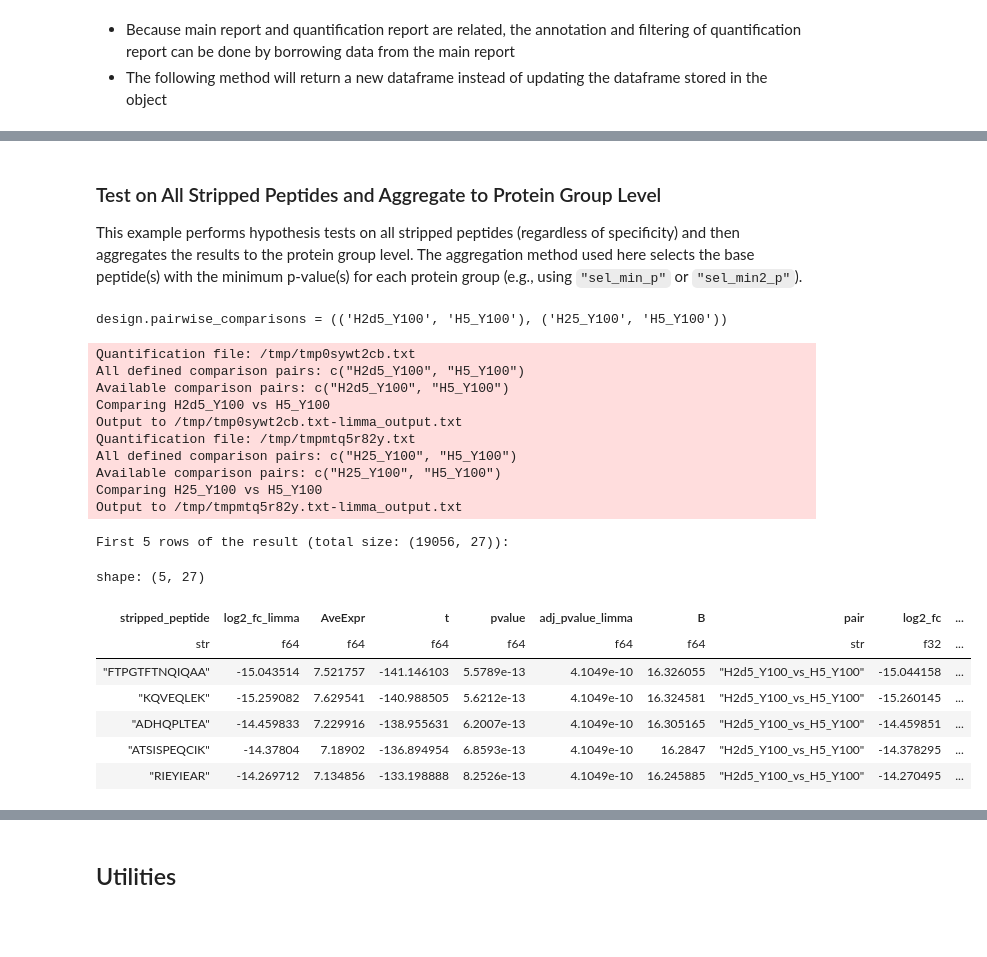
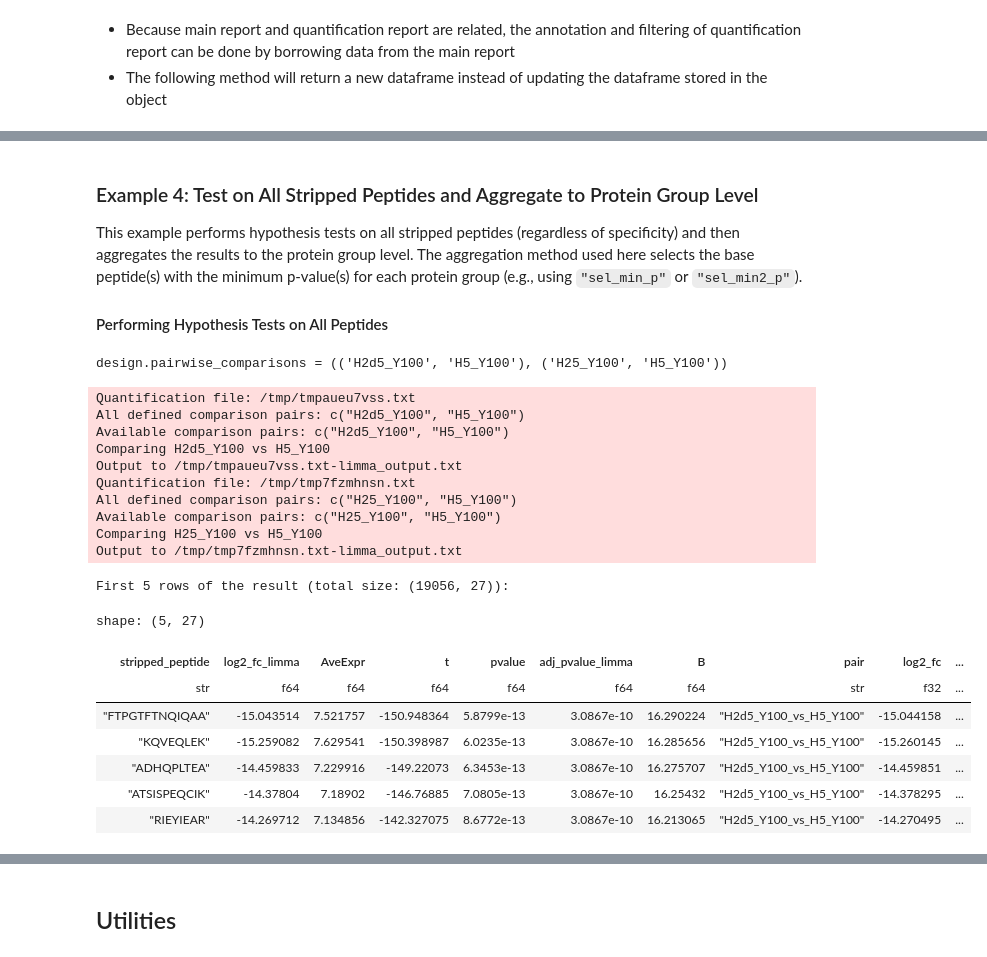
Before and after one commit to Shui-Group/DIA-LiPQuan, a Jupyter notebook: doc/source/usage.ipynb, the cells around one changed output, grey strips where cells are left out. Drawn from its saved outputs; the diff is of its cells as text; code cells hidden in the pictures; blank space fills up the shorter version.

```diff
--- a/doc/source/usage.ipynb
+++ b/doc/source/usage.ipynb
@@ -168,6 +169,7 @@ report = lipana.DIANNReport.load_search_report(
     #     "[Carbamidomethyl (C)]": "(UniMod:4)",
     #     "[Oxidation (M)]": "(UniMod:35)",
     # }
+    resume=True,
 )
 # The variable `report` is now a `SearchReport` object, and basic annotations have been done
 report
@@ -663,7 +942,9 @@ shape: (5, 43)
 # %% [markdown]
-### Test on All Stripped Peptides and Aggregate to Protein Group Level
+### Example 4: Test on All Stripped Peptides and Aggregate to Protein Group Level
 
 This example performs hypothesis tests on all stripped peptides (regardless of specificity) and then aggregates the results to the protein group level. The aggregation method used here selects the base peptide(s) with the minimum p-value(s) for each protein group (e.g., using `"sel_min_p"` or `"sel_min2_p"`).
+
+#### Performing Hypothesis Tests on All Peptides
 # %%
 design = lipana.ComparisonDesign(exp_layout, (("H2d5_Y100", "H5_Y100"), ("H25_Y100", "H5_Y100")))
 print(f"{design.pairwise_comparisons = }")
@@ -678,46 +959,46 @@ stats_all_pep = lipana.stats.pipe.do_stats_pipe_direct(
     ),  # Note here no need to call `.df` because the requirement of filtering will make this function return a dataframe, instead of a `EntryQuantificationReport` object
     design=design,
     entry_level="stripped_peptide",
-    mv_config=lipana.FullEmptyFillingMissingValueHandler(2),
-    min_rep_count=2,
+    mv_config=lipana.FullEmptyFillingMissingValueHandler(3),
+    min_rep_count=3,
     annotation_df=report.df.filter(filters),
     group_entry_level="protein_group",  # Note this parameter is given because FDR control also can be done on the protein level
     annotation_cols=[
         "peptide_start_position",
         "peptide_end_position",
         "prev_aa",
         "next_aa",
         "peptide_n_term_aa",
         "peptide_c_term_aa",
         "nterm_enzymatic_specificity",
         "cterm_enzymatic_specificity",
         "peptide_enzymatic_specificity",
         "n_cut_site",
         "c_cut_site",
     ],
     return_chains=False,
 )
 sleep(0.1)
 print(f"First 5 rows of the result (total size: {stats_all_pep.shape}):")
 stats_all_pep.head(5)
 # %% [output]
 design.pairwise_comparisons = (('H2d5_Y100', 'H5_Y100'), ('H25_Y100', 'H5_Y100'))
-Quantification file: /tmp/tmp0sywt2cb.txt
+Quantification file: /tmp/tmpaueu7vss.txt
 All defined comparison pairs: c("H2d5_Y100", "H5_Y100")
 Available comparison pairs: c("H2d5_Y100", "H5_Y100")
 Comparing H2d5_Y100 vs H5_Y100
-Output to /tmp/tmp0sywt2cb.txt-limma_output.txt
-Quantification file: /tmp/tmpmtq5r82y.txt
+Output to /tmp/tmpaueu7vss.txt-limma_output.txt
+Quantification file: /tmp/tmp7fzmhnsn.txt
 All defined comparison pairs: c("H25_Y100", "H5_Y100")
 Available comparison pairs: c("H25_Y100", "H5_Y100")
 Comparing H25_Y100 vs H5_Y100
-Output to /tmp/tmpmtq5r82y.txt-limma_output.txt
+Output to /tmp/tmp7fzmhnsn.txt-limma_output.txt
 First 5 rows of the result (total size: (19056, 27)):
 shape: (5, 27)
 | stripped_peptide | log2_fc_limma | AveExpr | t | pvalue | adj_pvalue_limma | B | pair | log2_fc | ... |
 | str | f64 | f64 | f64 | f64 | f64 | f64 | str | f32 | ... |
-| "FTPGTFTNQIQAA" | -15.043514 | 7.521757 | -141.146103 | 5.5789e-13 | 4.1049e-10 | 16.326055 | "H2d5_Y100_vs_H5_Y100" | -15.044158 | ... |
-| "KQVEQLEK" | -15.259082 | 7.629541 | -140.988505 | 5.6212e-13 | 4.1049e-10 | 16.324581 | "H2d5_Y100_vs_H5_Y100" | -15.260145 | ... |
-| "ADHQPLTEA" | -14.459833 | 7.229916 | -138.955631 | 6.2007e-13 | 4.1049e-10 | 16.305165 | "H2d5_Y100_vs_H5_Y100" | -14.459851 | ... |
-| "ATSISPEQCIK" | -14.37804 | 7.18902 | -136.894954 | 6.8593e-13 | 4.1049e-10 | 16.2847 | "H2d5_Y100_vs_H5_Y100" | -14.378295 | ... |
-| "RIEYIEAR" | -14.269712 | 7.134856 | -133.198888 | 8.2526e-13 | 4.1049e-10 | 16.245885 | "H2d5_Y100_vs_H5_Y100" | -14.270495 | ... |
+| "FTPGTFTNQIQAA" | -15.043514 | 7.521757 | -150.948364 | 5.8799e-13 | 3.0867e-10 | 16.290224 | "H2d5_Y100_vs_H5_Y100" | -15.044158 | ... |
+| "KQVEQLEK" | -15.259082 | 7.629541 | -150.398987 | 6.0235e-13 | 3.0867e-10 | 16.285656 | "H2d5_Y100_vs_H5_Y100" | -15.260145 | ... |
+| "ADHQPLTEA" | -14.459833 | 7.229916 | -149.22073 | 6.3453e-13 | 3.0867e-10 | 16.275707 | "H2d5_Y100_vs_H5_Y100" | -14.459851 | ... |
+| "ATSISPEQCIK" | -14.37804 | 7.18902 | -146.76885 | 7.0805e-13 | 3.0867e-10 | 16.25432 | "H2d5_Y100_vs_H5_Y100" | -14.378295 | ... |
+| "RIEYIEAR" | -14.269712 | 7.134856 | -142.327075 | 8.6772e-13 | 3.0867e-10 | 16.213065 | "H2d5_Y100_vs_H5_Y100" | -14.270495 | ... |
```
Also changed, not shown: parts of 36 cells of this notebook, 4 other files.
